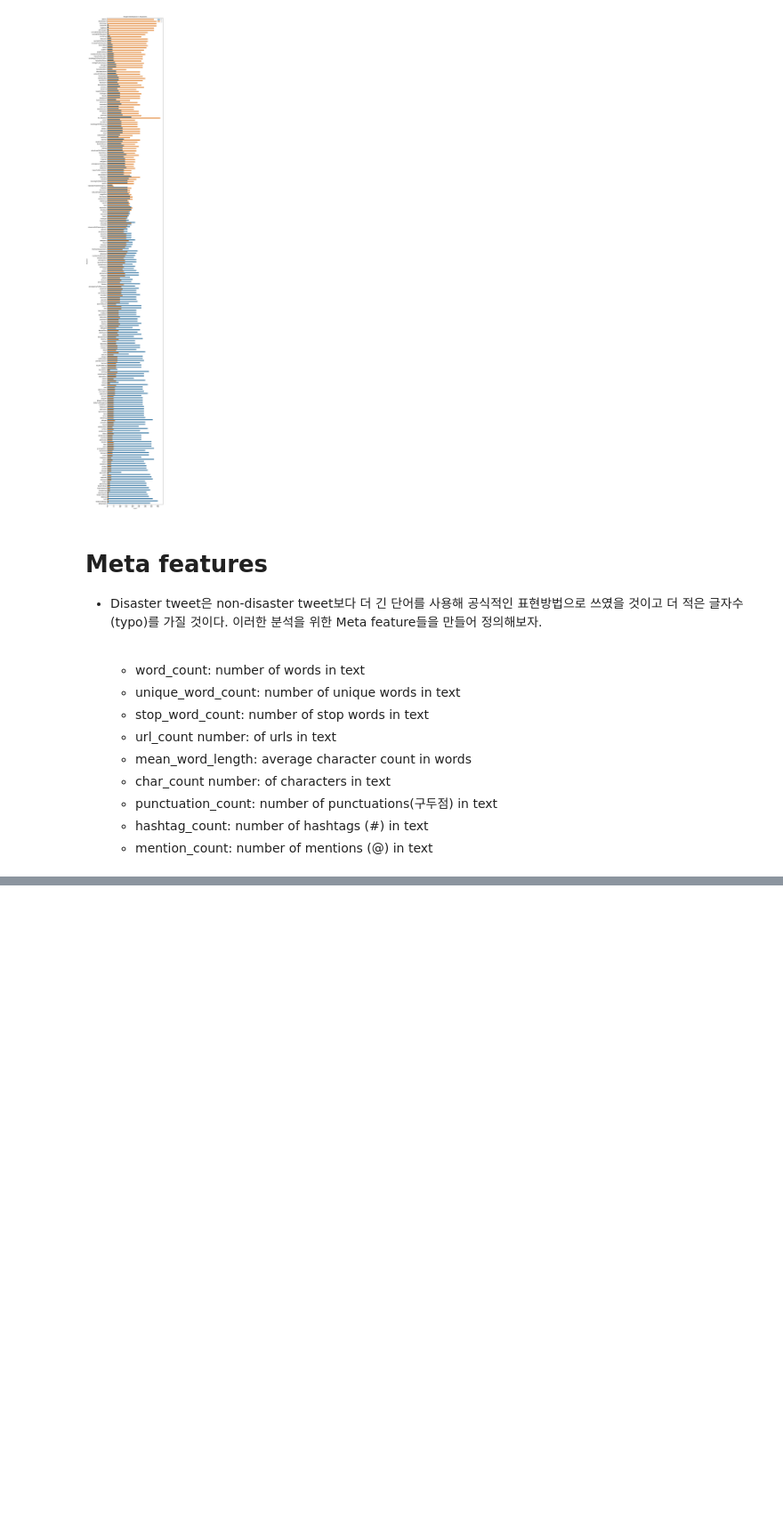
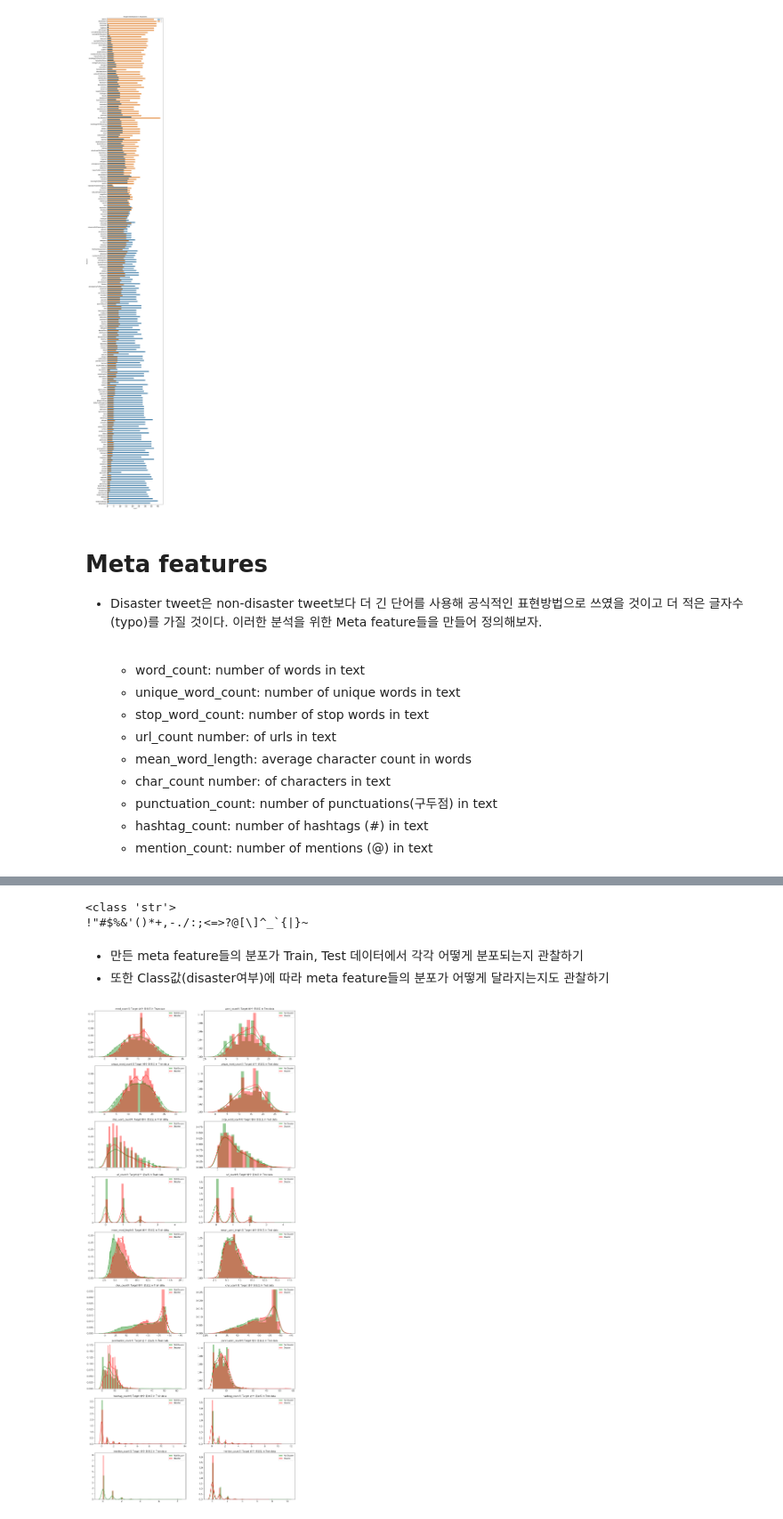
Before and after one commit to young-hun-jo/KaggleStruggle, a Jupyter notebook: disaster_tweet/notebook_transcription.ipynb, the cells around one changed output, grey strips where cells are left out. Shown at 89% size. Cells and saved outputs as stored; diff of their text form; code cells hidden in the pictures; blank space fills up the shorter version.

Commit message:
make meta features and visualize distributions of meta features

```diff
--- a/disaster_tweet/notebook_transcription.ipynb
+++ b/disaster_tweet/notebook_transcription.ipynb
@@ -176,0 +263,71 @@ df_train = df_train.drop('target_mean', axis=1)
+# %%
+# char_count : 텍스트 문자열 길이(공백 제외임!)
+df_train['char_count'] = df_train['text'].apply(lambda x: len(str(x)))
+df_test['char_count'] = df_test['text'].apply(lambda x: len(str(x)))
+# %%
+# string 라이브러리의 punctuation 함수 = 구두점 모아놓은 것
+import string
+print(type(string.punctuation))
+print(string.punctuation)
+# %% [output]
+<class 'str'>
+!"#$%&'()*+,-./:;<=>?@[\]^_`{|}~
+# %%
+# punctuaiton(구두점)_count
+# 단어별 추출이 아닌 구두점만 추출해서 개수를 세기 때문에 문자열 split 안해도 됨!
+df_train['punctuation_count'] = df_train['text'].apply(lambda x: len([word for word in str(x) if word in string.punctuation]))
+df_test['punctuation_count'] = df_test['text'].apply(lambda x: len([word for word in str(x) if word in string.punctuation]))
+# %%
+# hashtag_count : 해쉬태그(#) 개수 세기
+df_train['hashtag_count'] = df_train['text'].apply(lambda x: len([word for word in str(x) if word == '#']))
+df_test['hashtag_count'] = df_test['text'].apply(lambda x: len([word for word in str(x) if word == '#']))
+# %%
+# mention_count : 누군가를 태그(언급)하는 @ 문자 개수 세기
+df_train['mention_count'] = df_train['text'].apply(lambda x: len([word for word in str(x) if word == '@']))
+df_test['mention_count'] = df_test['text'].apply(lambda x: len([word for word in str(x) if word == '@']))
+# %% [markdown]
+- 만든 meta feature들의 분포가 Train, Test 데이터에서 각각 어떻게 분포되는지 관찰하기
+- 또한 Class값(disaster여부)에 따라 meta feature들의 분포가 어떻게 달라지는지도 관찰하기
+# %%
+import warnings
+warnings.filterwarnings(action='ignore')
+plt.rc('font', family='AppleGothic')
+
+METAFEATURES = ['word_count', 'unique_word_count', 'stop_word_count', 'url_count', 'mean_word_length',
+                'char_count', 'punctuation_count', 'hashtag_count', 'mention_count']
+
+# disaster 인 label 데이터만 추출하기 위해 boolean index 활용
+disaster_row_boolean = df_train['target'] == 1
+
+fig, axes = plt.subplots(ncols=2, nrows=len(METAFEATURES),
+                        figsize=(20,50), dpi=100)
+
+# pandas의 loc안에는 boolean array가 들어갈 수 있다(True값들 행만 추출!)
+for i, feature in enumerate(METAFEATURES):
+    # Train data의 No-disaster/disaster 분포도 표현
+    sns.distplot(df_train.loc[~disaster_row_boolean][feature],
+                label='Not Disaster', ax=axes[i][0], color='green')
+    sns.distplot(df_train.loc[disaster_row_boolean][feature],
+                 label='Disaster', ax=axes[i][0], color='red')
+    # Test data에도 동일하게 수행
+    sns.distplot(df_test.loc[~disaster_row_boolean][feature],
+                label='No Disaster', ax=axes[i][1], color='green')
+    sns.distplot(df_test.loc[disaster_row_boolean][feature],
+                label='Disaster', ax=axes[i][1], color='red')
+
+    # 그래프 이름과 x,y축 글씨 크기 설정
+    for j in range(2):
+        # x축에 지저분하게 써져 있는 feature 이름 빈칸으로 대체
+        axes[i][j].set_xlabel('')
+        # x,y축 글씨 크기 늘리기
+        axes[i][j].tick_params(axis='x', labelsize=12)
+        axes[i][j].tick_params(axis='y', labelsize=12)
+        # disaster 여부 legend만들기
+        axes[i][j].legend()
+
+    axes[i][0].set_title(f"{feature}의 Target 변수 분포도 in Train data",
+                        fontsize=13)
+    axes[i][1].set_title(f"{feature}의 Target 변수 분포도 in Test data",
+                        fontsize=13)
+# %% [output]
+[figure, added]
```
Also changed, not shown: parts of 15 cells of this notebook.
